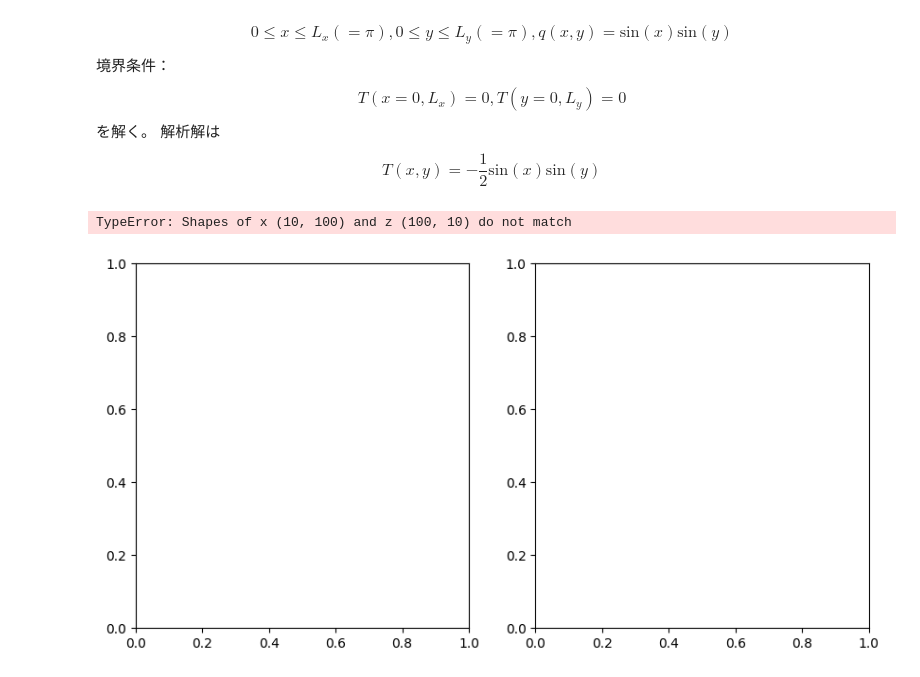
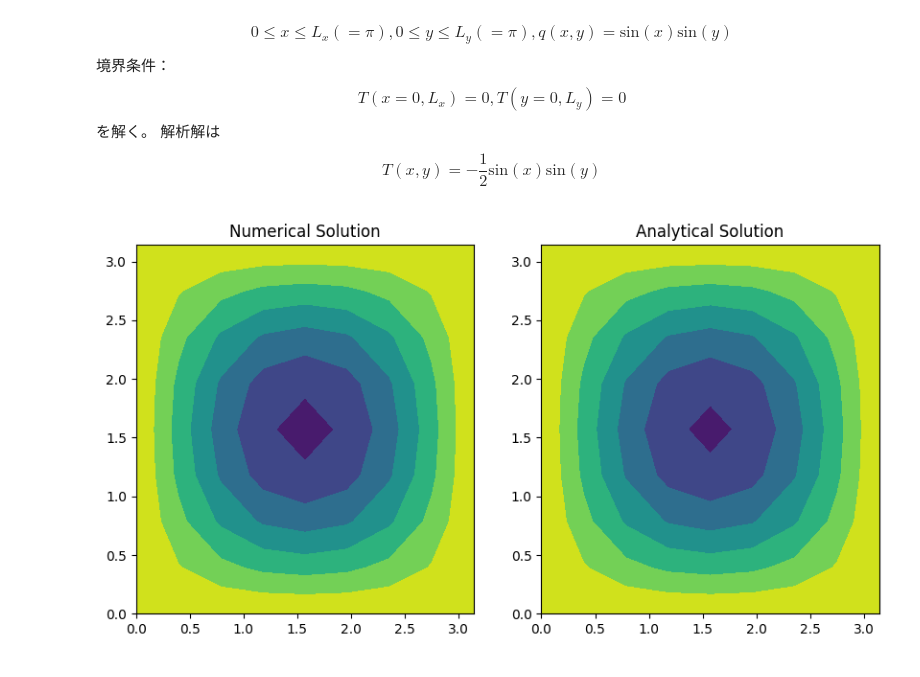
Before and after one commit to onishiryo/KeiRikiKiso, a Jupyter notebook: Day3_2Dポワソン.ipynb, the cells around one changed output. Cells and saved outputs as stored; diff of their text form; code cells hidden in the pictures.

```diff
--- a/Day3_2Dポワソン.ipynb
+++ b/Day3_2Dポワソン.ipynb
@@ -22,8 +22,8 @@ import math #for pi, sin
 # 定数
 Lx = math.pi
 Ly = math.pi
-nx = 100  # x方向の分割数
-ny = 10  # y方向の分割数
+nx = 9  # x方向の分割数
+ny = 9  # y方向の分割数
 dx = Lx / (nx - 1)
 dy = Ly / (ny - 1)
 
@@ -72,32 +72,31 @@ for k in range(nx * ny):
 # 後退代入
 T = [0.0] * (nx * ny)
 for i in range(nx*ny -1, -1, -1):
   sum_val = 0
   for j in range(i + 1, nx * ny):
     sum_val += A[i][j] * T[j]
   T[i] = (b[i] - sum_val) / A[i][i]
 
 # 2Dプロットの描画 ==============================
 # 結果を二次元配列に格納
 T_2D = [[0.0] * ny for _ in range(nx)]
 for i in range(nx):
   for j in range(ny):
       T_2D[i][j] = T[i * ny + j]
 
 # 解析解を計算
 analytical_T_2D = [[analytical_solution(i * dx, j * dy) for j in range(ny)] for i in range(nx)]
 
 
 # プロット
 X, Y = np.meshgrid([i * dx for i in range(nx)], [j * dy for j in range(ny)])
 
 fig, axes = plt.subplots(1, 2, figsize=(10, 5))
 axes[0].contourf(X, Y, T_2D)
 axes[0].set_title("Numerical Solution")
 axes[1].contourf(X,Y, analytical_T_2D)
 axes[1].set_title('Analytical Solution')
 
 plt.show()
 # %% [output]
-TypeError: Shapes of x (10, 100) and z (100, 10) do not match
-[figure, old version]
+[figure, new version]
```
Also changed, not shown: parts of 2 cells of this notebook.
